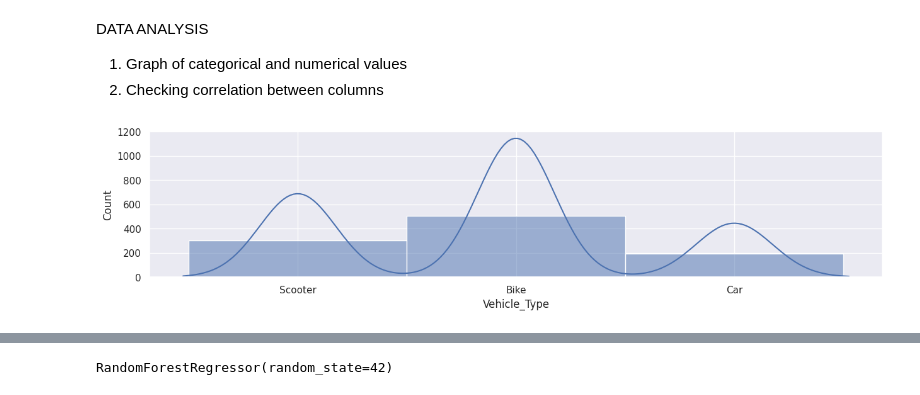
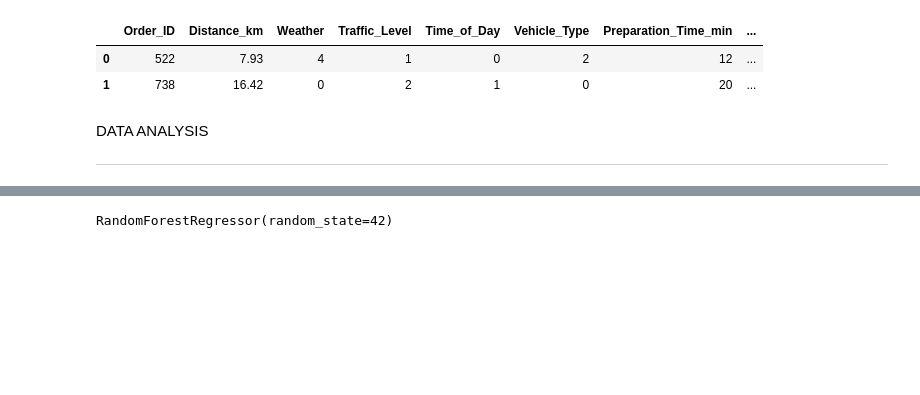
Before and after one commit to JCaesarLG/ML-Projects, a Jupyter notebook: Food_Delivery_Regression.ipynb, the cells around one changed output, grey strips where cells are left out. Cells and saved outputs as stored; diff of their text form; code cells hidden in the pictures; blank space fills up the shorter version.

```diff
--- a/Food_Delivery_Regression.ipynb
+++ b/Food_Delivery_Regression.ipynb
@@ -92,13 +78,19 @@ memory usage: 62.6+ KB
-# %% [markdown]
-DATA ANALYSIS
-1. Graph of categorical and numerical values
-2. Checking correlation between columns
+# %%
+deliver = delivery.copy()
+# %%
+enc = LabelEncoder()
+obj = deliver.select_dtypes(include='object').columns
+for i in obj:
+  deliver[i] = enc.fit_transform(deliver[i])
+
+deliver.head(2)
+# %% [output]
+|  | Order_ID | Distance_km | Weather | Traffic_Level | Time_of_Day | Vehicle_Type | Preparation_Time_min | ... |
+| 0 | 522 | 7.93 | 4 | 1 | 0 | 2 | 12 | ... |
+| 1 | 738 | 16.42 | 0 | 2 | 1 | 0 | 20 | ... |
+# %% [markdown]
+DATA ANALYSIS
+
+---
 # %%
 sns.set()
-# %%
-plt.figure(figsize=(15,3))
-sns.histplot(delivery['Vehicle_Type'], kde=True,
-             kde_kws=dict(cut=3))
-plt.show()
-# %% [output]
-[figure, removed]
```
Also changed, not shown: parts of 26 cells of this notebook.
